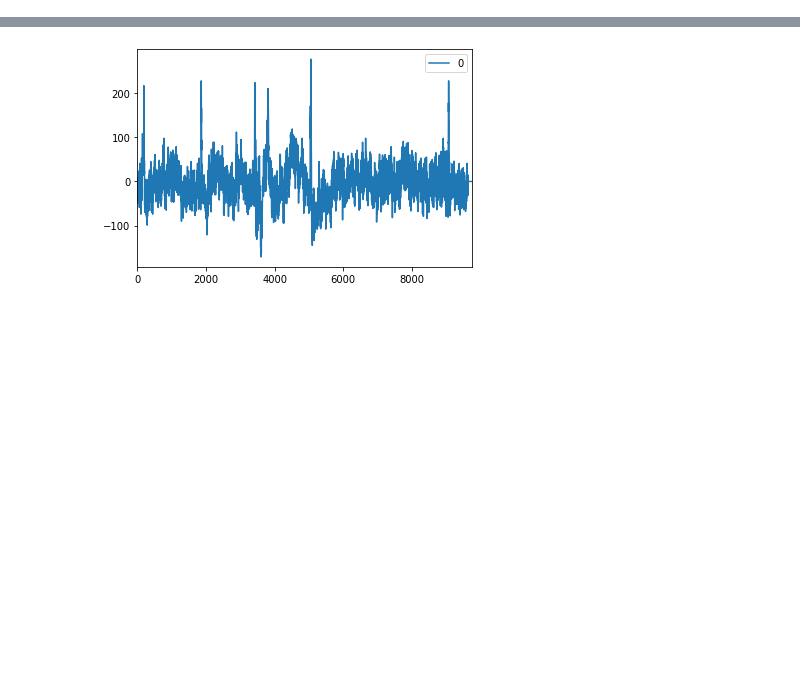
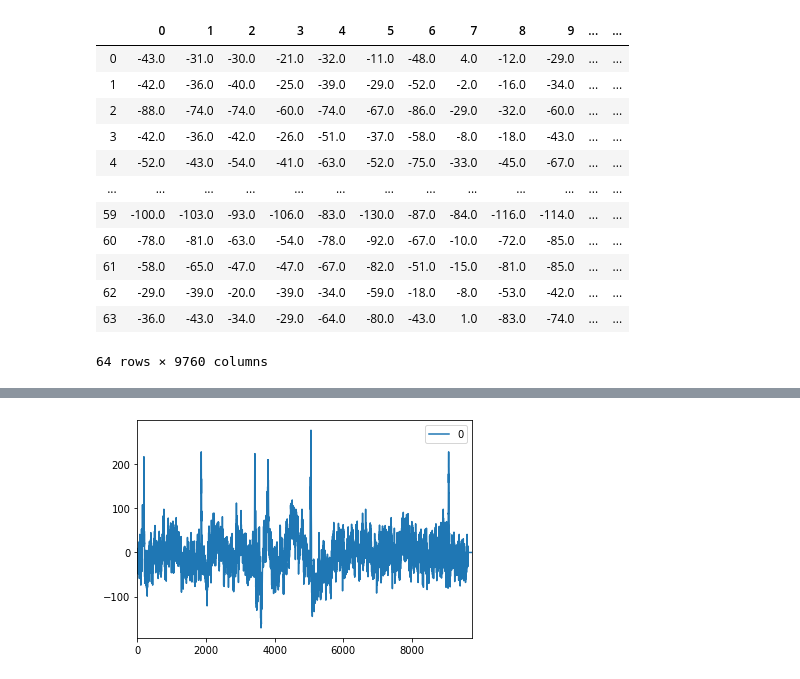
Before and after one commit to zabbonat/Bioinf1, a Jupyter notebook: Untitled.ipynb, the cells around one changed output, grey strips where cells are left out. Drawn from its saved outputs; the diff is of its cells as text; code cells hidden in the pictures; blank space fills up the shorter version.

```diff
--- a/Untitled.ipynb
+++ b/Untitled.ipynb
@@ -7,5 +12,31 @@ import os
 # %%
 # EO=pyedflib.EdfReader('S040R01.edf')
 # EC=pyedflib.EdfReader('S040R02.edf')
+# %%
+#read the data
+f = pyedflib.EdfReader('S040R01.edf') #read the file
+n = f.signals_in_file #number of signals (64)
+signal_labels = f.getSignalLabels() #name of the signals
+sigbufs = np.zeros((n, f.getNSamples()[0])) #create a empty array
+for i in np.arange(n):
+    sigbufs[i, :] = f.readSignal(i)  #fill up the arrays with the signal from the edf file
+
+#make them into pandas df
+eo=pd.DataFrame(sigbufs)
+eo.head()
+# %% [output]
+|  | 0 | 1 | 2 | 3 | 4 | 5 | 6 | 7 | 8 | 9 | ... | ... |
+| 0 | -43.0 | -31.0 | -30.0 | -21.0 | -32.0 | -11.0 | -48.0 | 4.0 | -12.0 | -29.0 | ... | ... |
+| 1 | -42.0 | -36.0 | -40.0 | -25.0 | -39.0 | -29.0 | -52.0 | -2.0 | -16.0 | -34.0 | ... | ... |
+| 2 | -88.0 | -74.0 | -74.0 | -60.0 | -74.0 | -67.0 | -86.0 | -29.0 | -32.0 | -60.0 | ... | ... |
+| 3 | -42.0 | -36.0 | -42.0 | -26.0 | -51.0 | -37.0 | -58.0 | -8.0 | -18.0 | -43.0 | ... | ... |
+| 4 | -52.0 | -43.0 | -54.0 | -41.0 | -63.0 | -52.0 | -75.0 | -33.0 | -45.0 | -67.0 | ... | ... |
+| ... | ... | ... | ... | ... | ... | ... | ... | ... | ... | ... | ... | ... |
+| 59 | -100.0 | -103.0 | -93.0 | -106.0 | -83.0 | -130.0 | -87.0 | -84.0 | -116.0 | -114.0 | ... | ... |
+| 60 | -78.0 | -81.0 | -63.0 | -54.0 | -78.0 | -92.0 | -67.0 | -10.0 | -72.0 | -85.0 | ... | ... |
+| 61 | -58.0 | -65.0 | -47.0 | -47.0 | -67.0 | -82.0 | -51.0 | -15.0 | -81.0 | -85.0 | ... | ... |
+| 62 | -29.0 | -39.0 | -20.0 | -39.0 | -34.0 | -59.0 | -18.0 | -8.0 | -53.0 | -42.0 | ... | ... |
+| 63 | -36.0 | -43.0 | -34.0 | -29.0 | -64.0 | -80.0 | -43.0 | 1.0 | -83.0 | -74.0 | ... | ... |
+64 rows × 9760 columns
 # %%
 #read the data
```
Also changed, not shown: parts of 7 cells of this notebook.
